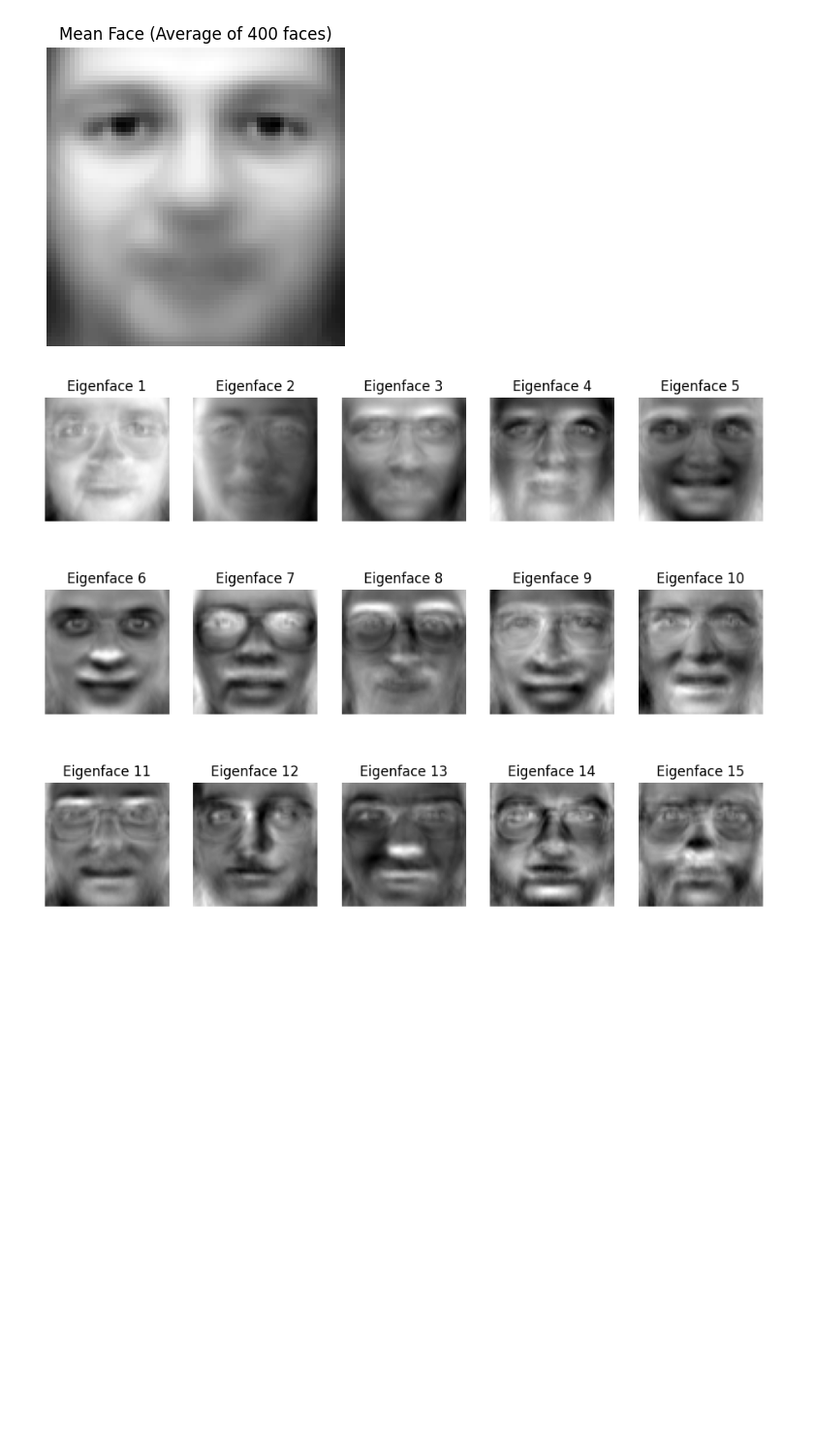
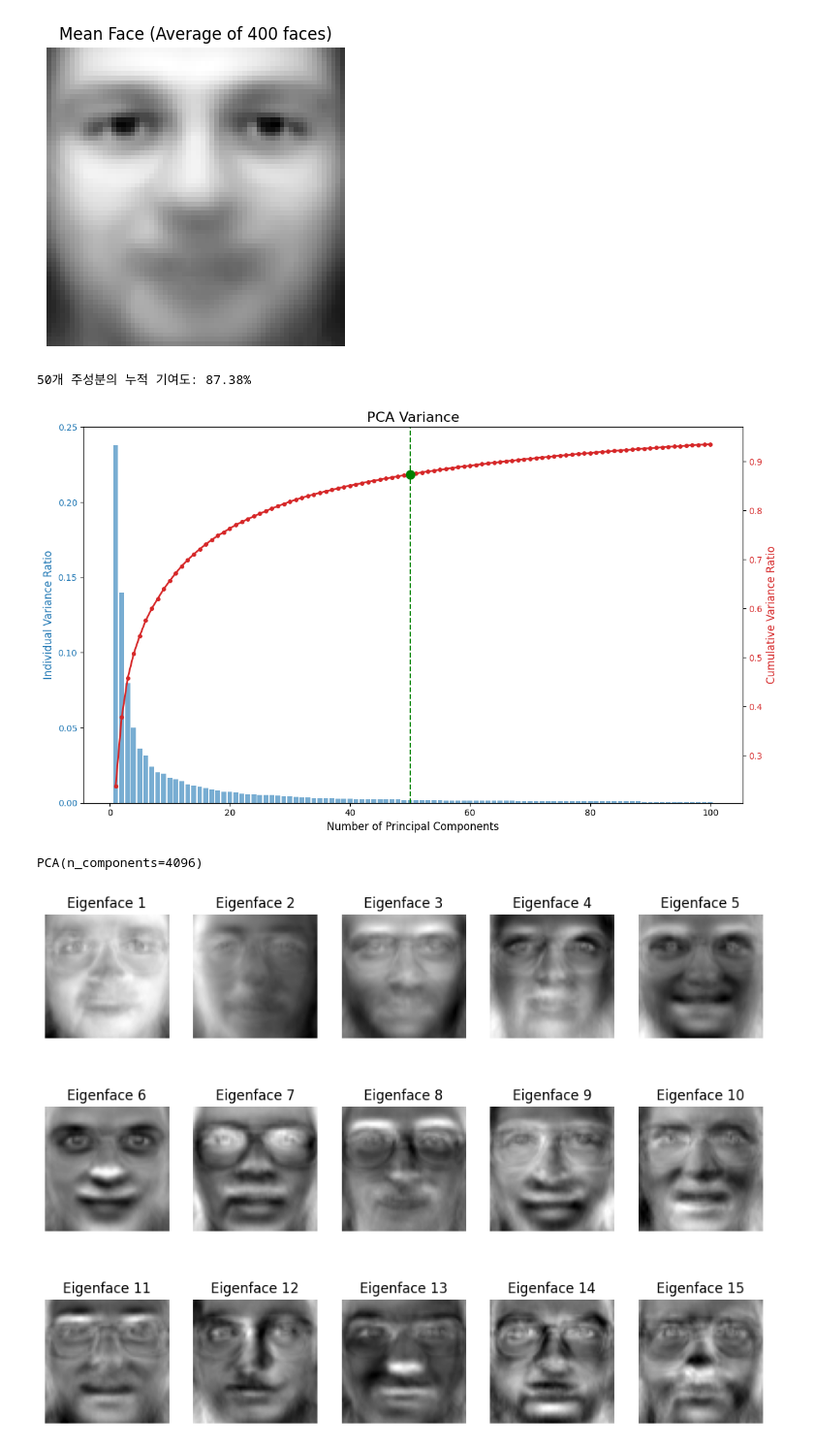
Before and after one commit to cyycyy77/ML-DL_study, a Jupyter notebook: ML_PCA_eigenface.ipynb, the cells around one changed output. Shown at 97% size. Cells and saved outputs as stored; diff of their text form; code cells hidden in the pictures; blank space fills up the shorter version.

Commit message:
add Individual/Cumulative variance

```diff
--- a/ML_PCA_eigenface.ipynb
+++ b/ML_PCA_eigenface.ipynb
@@ -39,4 +40,64 @@ plt.axis('off') # 축 눈금 제거
 plt.show()
 # %% [output]
 [figure]
+# %%
+# (3)주성분 개수 별 누적/개별 기여도 계산
+
+# 1. PCA 수행 (모든 주성분 추출)
+pca = PCA(n_components=None)
+pca.fit(X)
+
+# 2. Variance 데이터 준비
+exp_var_ratio = pca.explained_variance_ratio_      # 개별 Variance (설명력)
+cum_var_ratio = np.cumsum(exp_var_ratio)           # 누적 Variance
+
+# 3. 50개 지점의 값 찾기
+n_components = 50
+y_cum_val = cum_var_ratio[n_components - 1]        # 50번째 누적 값 (Index 49)
+y_ind_val = exp_var_ratio[n_components - 1]        # 50번째 개별 값
+
+print(f"50개 주성분의 누적 기여도: {y_cum_val * 100:.2f}%")
+
+
+# 누적합이 90% 이상되는 지점
+# n_90 = np.argmax(cum_var_ratio >= 0.9) + 1
+# print(f"90% 이상이 되는 최소 개수: {n_90}")
+
+
+# 4. 시각화 (Dual Axis Plot)
+fig, ax1 = plt.subplots(figsize=(12, 7))
+
+# X축 설정 (너무 길어서 0~150개까지만 확대해서 보여줌 - 전체를 보고 싶으면 슬라이싱 제거)
+# 여기서는 시각적 효과를 위해 100개까지만 잘라서 보여줍니다.
+limit_x = 100
+x_range = np.arange(1, limit_x + 1)
+
+# [왼쪽 축] 개별 Variance (막대 그래프)
+color_bar = 'tab:blue'
+ax1.set_xlabel('Number of Principal Components', fontsize=12)
+ax1.set_ylabel('Individual Variance Ratio', color=color_bar, fontsize=12)
+ax1.bar(x_range, exp_var_ratio[:limit_x], color=color_bar, alpha=0.6, label='Individual Variance')
+ax1.tick_params(axis='y', labelcolor=color_bar)
+
+# [오른쪽 축] 누적 Variance (선 그래프)
+ax2 = ax1.twinx()  # X축을 공유하는 두 번째 Y축 생성
+color_line = 'tab:red'
+ax2.set_ylabel('Cumulative Variance Ratio', color=color_line, fontsize=12)
+ax2.plot(x_range, cum_var_ratio[:limit_x], color=color_line, linewidth=2, marker='o', markersize=4, label='Cumulative Variance')
+ax2.tick_params(axis='y', labelcolor=color_line)
+
+# 5. 50개 지점 하이라이트 (강조)
+# 수직선
+plt.axvline(x=n_components, color='green', linestyle='--', linewidth=1.5)
+
+# 점 찍기
+ax2.scatter(n_components, y_cum_val, color='green', s=100, zorder=10)
+
+plt.title('PCA Variance', fontsize=16)
+plt.grid(True, axis='x', linestyle='--', alpha=0.5)
+plt.tight_layout()
+plt.show()
+# %% [output]
+50개 주성분의 누적 기여도: 87.38%
+[figure, added]
 # %%
@@ -52,4 +113,8 @@ pca.fit(X)
 # Eigenface 추출 및 Reshape (vector -> img)
 # (n_components, 4096) -> (n_components, 64, 64)
 eigenfaces = pca.components_.reshape((n_components, 64, 64))
+# %%
+PCA(n_components=4096)
+# %% [output]
+PCA(n_components=4096)
 # %%
```
Also changed, not shown: parts of 4 cells of this notebook.
